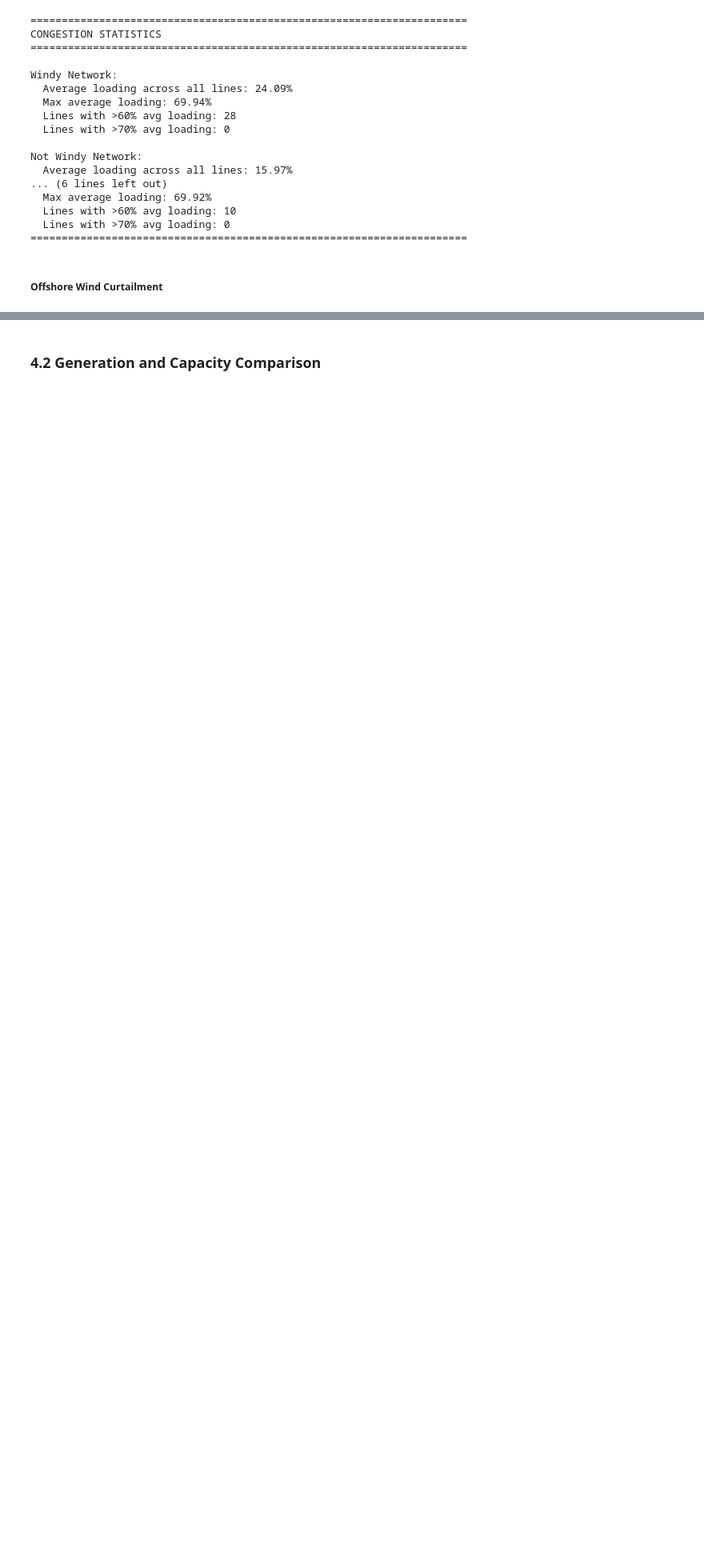
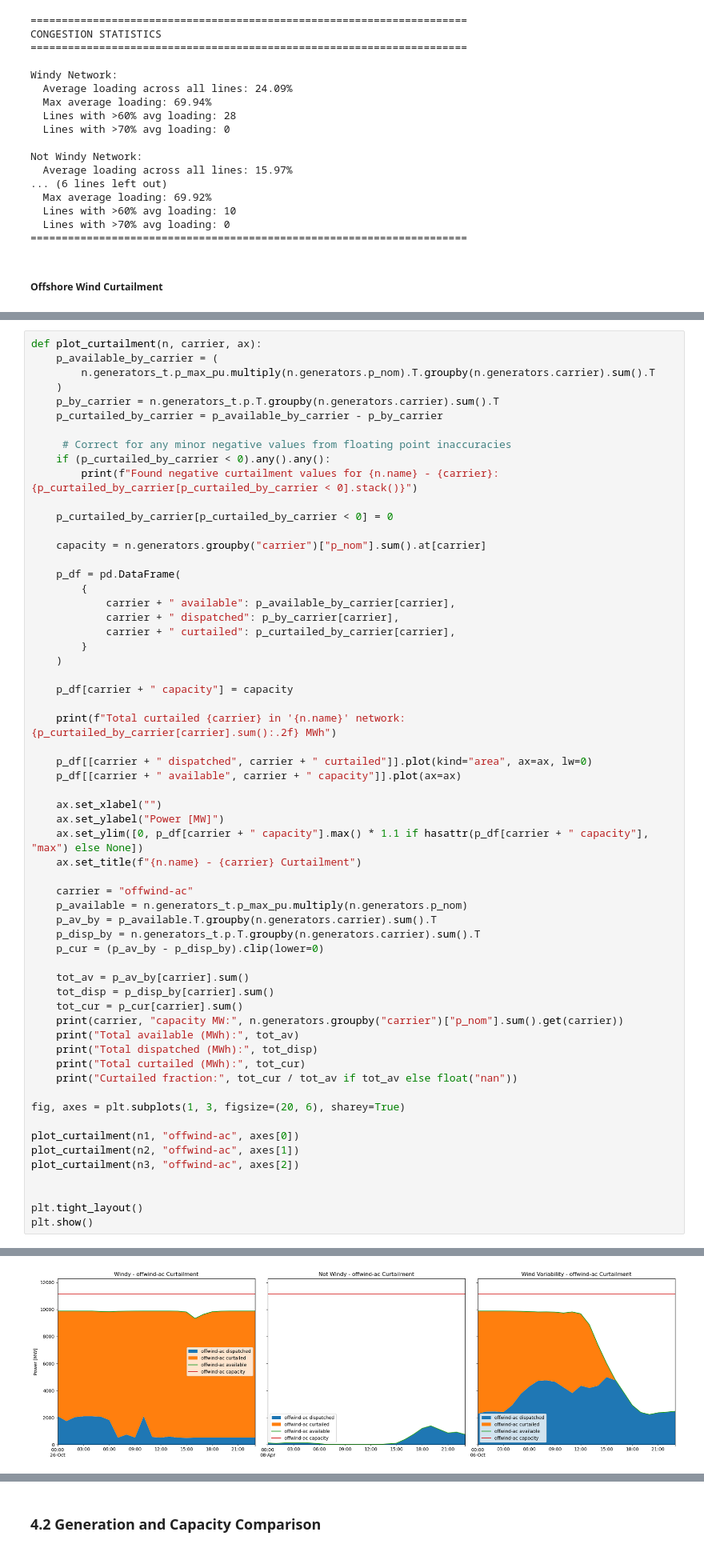
Before and after one commit to Luca2299/pypsa-eur, a Jupyter notebook: notebooks/Comparison_Base.ipynb, the cells around one changed output, grey strips where cells are left out. Shown at 80% size. Cells and saved outputs as stored; diff of their text form; blank space fills up the shorter version.

```diff
--- a/notebooks/Comparison_Base.ipynb
+++ b/notebooks/Comparison_Base.ipynb
@@ -334,0 +300,61 @@ plt.show()
+# %%
+def plot_curtailment(n, carrier, ax):
+    p_available_by_carrier = (
+        n.generators_t.p_max_pu.multiply(n.generators.p_nom).T.groupby(n.generators.carrier).sum().T
+    )
+    p_by_carrier = n.generators_t.p.T.groupby(n.generators.carrier).sum().T
+    p_curtailed_by_carrier = p_available_by_carrier - p_by_carrier
+
+     # Correct for any minor negative values from floating point inaccuracies
+    if (p_curtailed_by_carrier < 0).any().any():
+        print(f"Found negative curtailment values for {n.name} - {carrier}: {p_curtailed_by_carrier[p_curtailed_by_carrier < 0].stack()}")
+
+    p_curtailed_by_carrier[p_curtailed_by_carrier < 0] = 0
+
+    capacity = n.generators.groupby("carrier")["p_nom"].sum().at[carrier]
+
+    p_df = pd.DataFrame(
+        {
+            carrier + " available": p_available_by_carrier[carrier],
+            carrier + " dispatched": p_by_carrier[carrier],
+            carrier + " curtailed": p_curtailed_by_carrier[carrier],
+        }
+    )
+
+    p_df[carrier + " capacity"] = capacity
+
+    print(f"Total curtailed {carrier} in '{n.name}' network: {p_curtailed_by_carrier[carrier].sum():.2f} MWh")
+
+    p_df[[carrier + " dispatched", carrier + " curtailed"]].plot(kind="area", ax=ax, lw=0)
+    p_df[[carrier + " available", carrier + " capacity"]].plot(ax=ax)
+
+    ax.set_xlabel("")
+    ax.set_ylabel("Power [MW]")
+    ax.set_ylim([0, p_df[carrier + " capacity"].max() * 1.1 if hasattr(p_df[carrier + " capacity"], "max") else None])
+    ax.set_title(f"{n.name} - {carrier} Curtailment")
+
+    carrier = "offwind-ac"
+    p_available = n.generators_t.p_max_pu.multiply(n.generators.p_nom)
+    p_av_by = p_available.T.groupby(n.generators.carrier).sum().T
+    p_disp_by = n.generators_t.p.T.groupby(n.generators.carrier).sum().T
+    p_cur = (p_av_by - p_disp_by).clip(lower=0)
+
+    tot_av = p_av_by[carrier].sum()
+    tot_disp = p_disp_by[carrier].sum()
+    tot_cur = p_cur[carrier].sum()
+    print(carrier, "capacity MW:", n.generators.groupby("carrier")["p_nom"].sum().get(carrier))
+    print("Total available (MWh):", tot_av)
+    print("Total dispatched (MWh):", tot_disp)
+    print("Total curtailed (MWh):", tot_cur)
+    print("Curtailed fraction:", tot_cur / tot_av if tot_av else float("nan"))
+
+fig, axes = plt.subplots(1, 3, figsize=(20, 6), sharey=True)
+
+plot_curtailment(n1, "offwind-ac", axes[0])
+plot_curtailment(n2, "offwind-ac", axes[1])
+plot_curtailment(n3, "offwind-ac", axes[2])
+
+
+plt.tight_layout()
+plt.show()
+# %% [output]
@@ -335,3 +378,4 @@ plt.show()
+[figure, added]
 # %%
 fig, axes = plt.subplots(1, 3, figsize=(20, 6), sharey=True)
 
```
Also changed, not shown: parts of 7 cells of this notebook, 33 other files.
